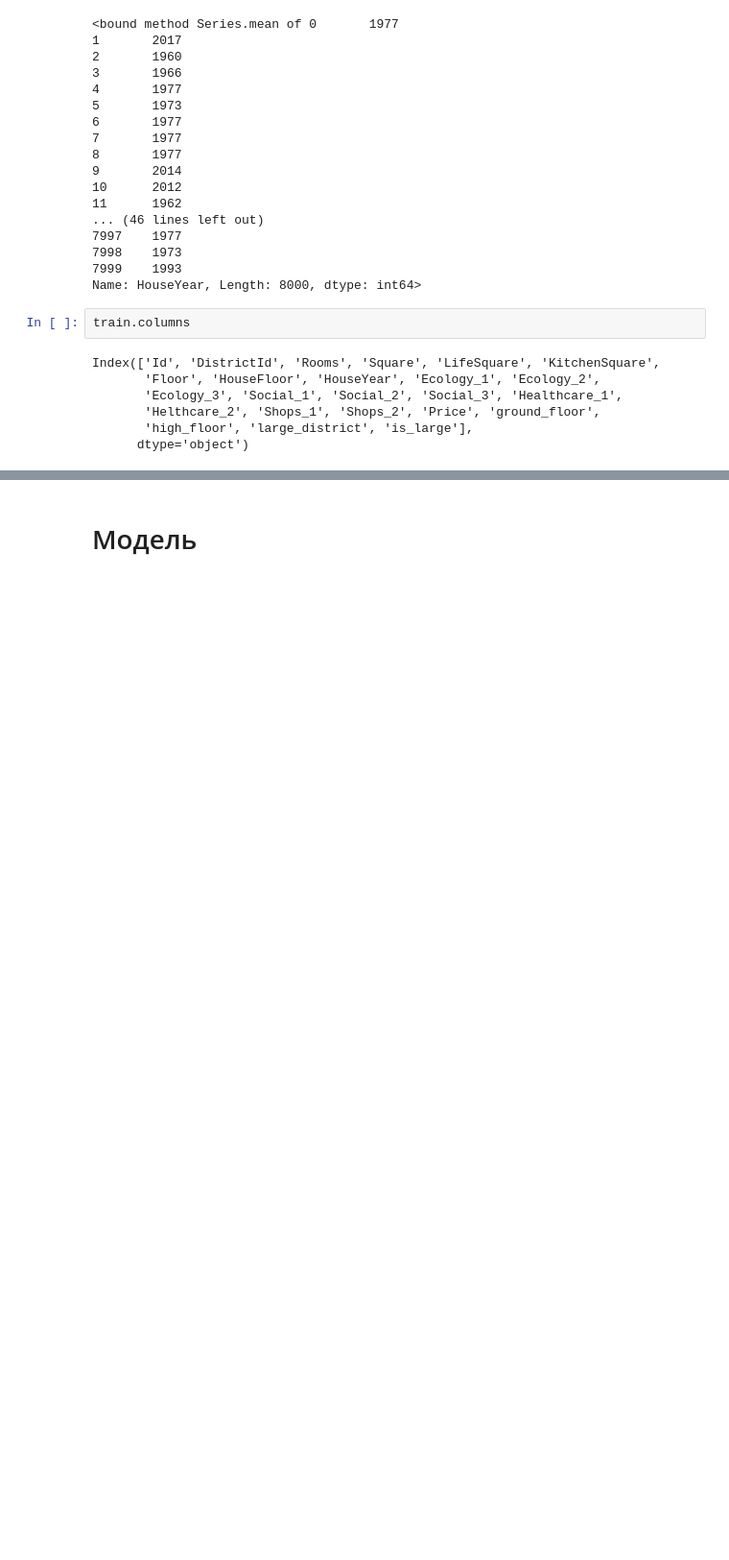
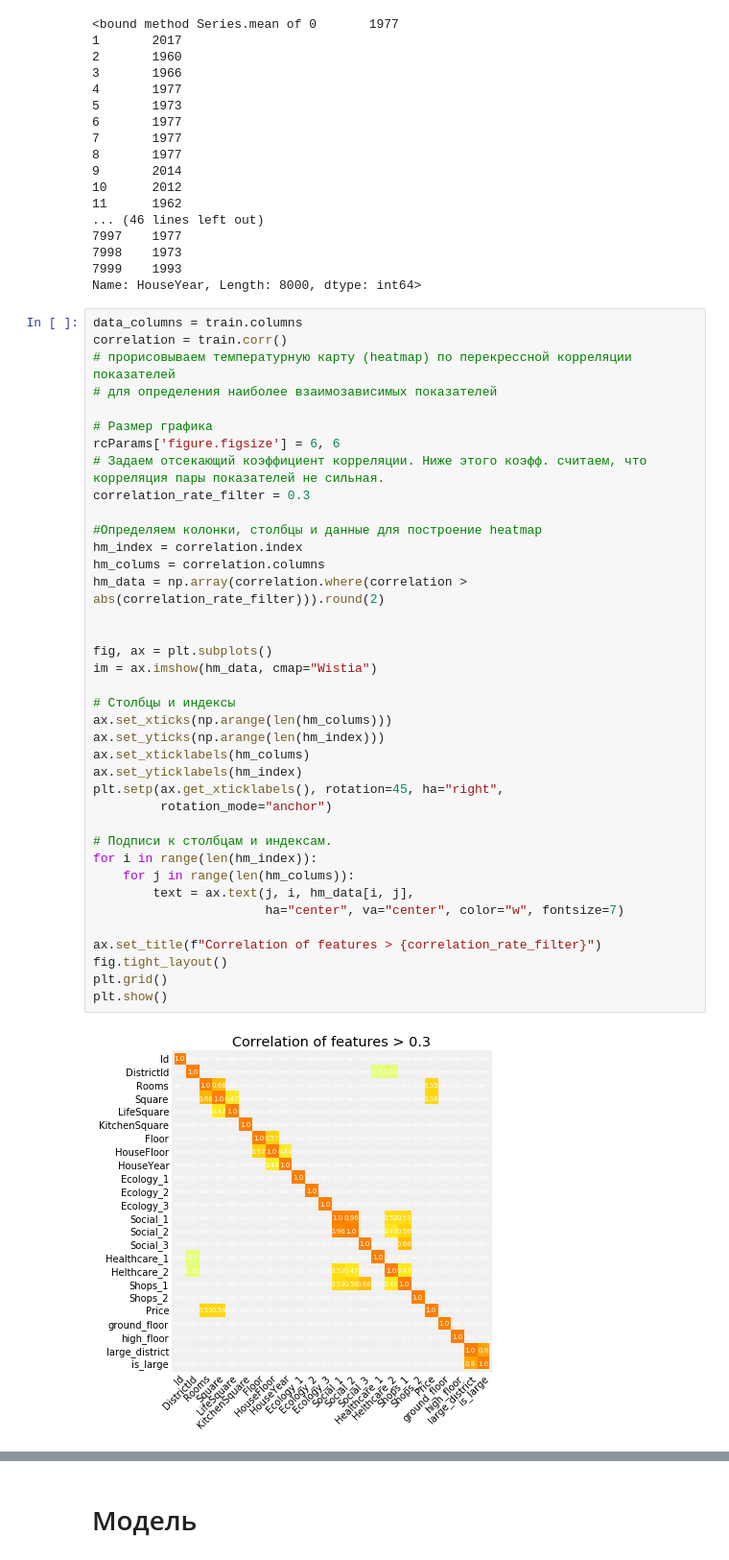
Before and after one commit to Valdert-13/Python-for-Data-Science, a Jupyter notebook: Проект/Проект.ipynb, the cells around one changed output, grey strips where cells are left out. Shown: that part at 96% size. Drawn from its saved outputs; the diff is of its cells as text; blank space fills up the shorter version.

```diff
--- a/Проект/Проект.ipynb
+++ b/Проект/Проект.ipynb
@@ -167,12 +169,43 @@ train['HouseYear'].mean
 7998    1973
 7999    1993
 Name: HouseYear, Length: 8000, dtype: int64>
-# %%
-train.columns
-# %% [output]
-Index(['Id', 'DistrictId', 'Rooms', 'Square', 'LifeSquare', 'KitchenSquare',
-       'Floor', 'HouseFloor', 'HouseYear', 'Ecology_1', 'Ecology_2',
-       'Ecology_3', 'Social_1', 'Social_2', 'Social_3', 'Healthcare_1',
-       'Helthcare_2', 'Shops_1', 'Shops_2', 'Price', 'ground_floor',
-       'high_floor', 'large_district', 'is_large'],
-      dtype='object')
+# %%
+data_columns = train.columns
+correlation = train.corr()
+# прорисовываем температурную карту (heatmap) по перекрессной корреляции показателей
+# для определения наиболее взаимозависимых показателей
+
+# Размер графика
+rcParams['figure.figsize'] = 6, 6
+# Задаем отсекающий коэффициент корреляции. Ниже этого коэфф. считаем, что корреляция пары показателей не сильная.
+correlation_rate_filter = 0.3
+
+#Определяем колонки, столбцы и данные для построение heatmap
+hm_index = correlation.index
+hm_colums = correlation.columns
+hm_data = np.array(correlation.where(correlation > abs(correlation_rate_filter))).round(2)
+
+
+fig, ax = plt.subplots()
+im = ax.imshow(hm_data, cmap="Wistia")
+
+# Столбцы и индексы
+ax.set_xticks(np.arange(len(hm_colums)))
+ax.set_yticks(np.arange(len(hm_index)))
+ax.set_xticklabels(hm_colums)
+ax.set_yticklabels(hm_index)
+plt.setp(ax.get_xticklabels(), rotation=45, ha="right",
+         rotation_mode="anchor")
+
+# Подписи к столбцам и индексам.
+for i in range(len(hm_index)):
+    for j in range(len(hm_colums)):
+        text = ax.text(j, i, hm_data[i, j],
+                       ha="center", va="center", color="w", fontsize=7)
+
+ax.set_title(f"Correlation of features > {correlation_rate_filter}")
+fig.tight_layout()
+plt.grid()
+plt.show()
+# %% [output]
+[figure, added]
```
Also changed, not shown: parts of 11 cells of this notebook.
